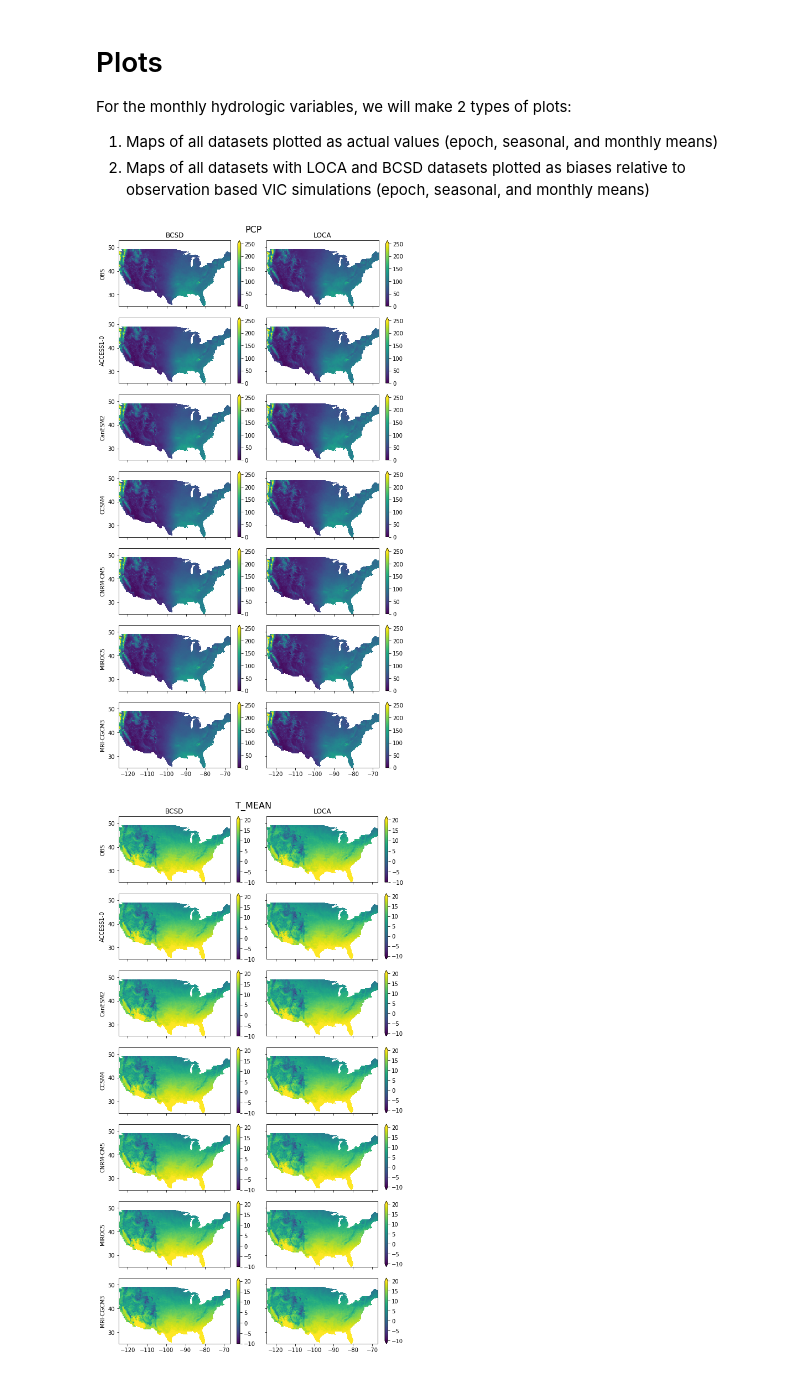
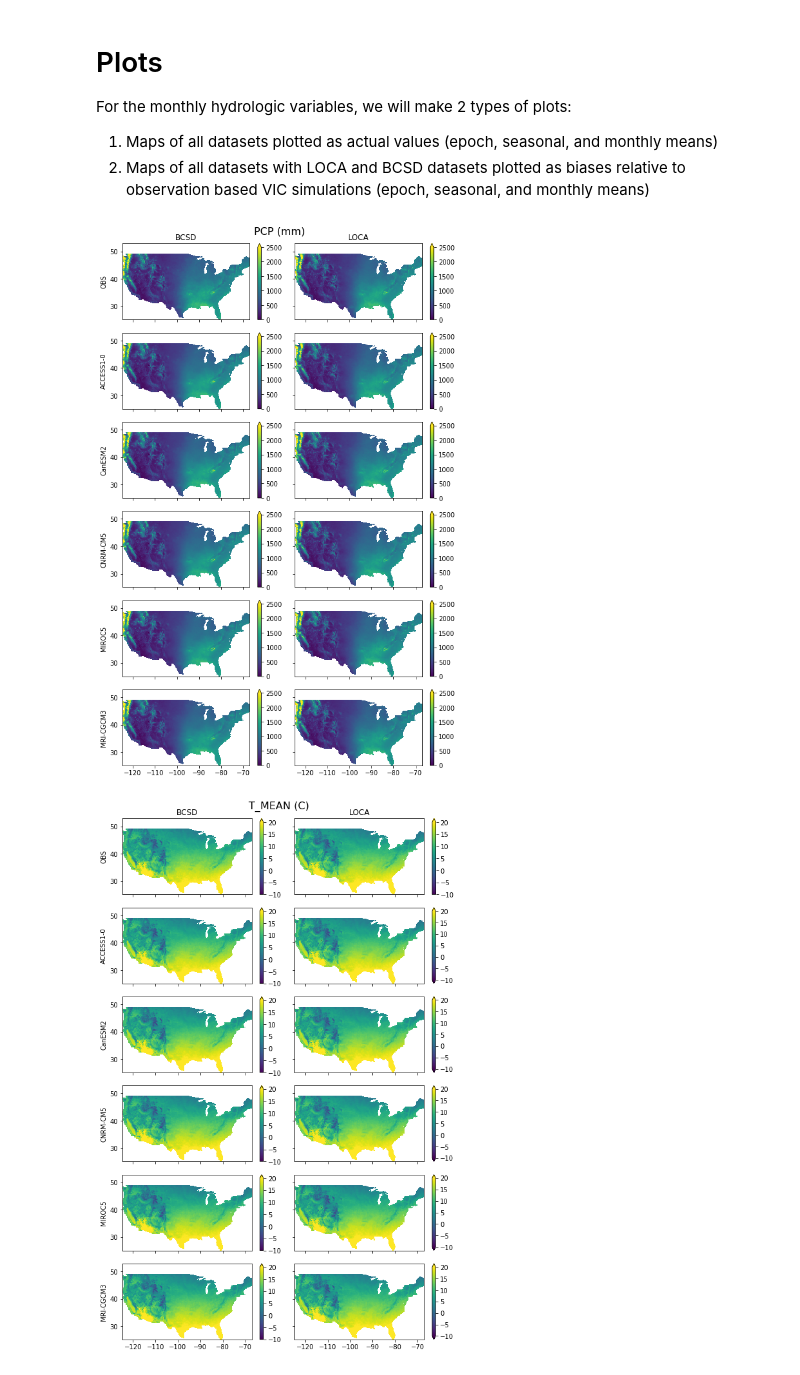
Before and after one commit to jhamman/LOCA_Downscaling_Analysis, a Jupyter notebook: notebooks/analysis_monthly_historic_met.ipynb, the cells around one changed output. Saved outputs shown, nothing was run; the diff lists cells and outputs as text; code cells hidden in the pictures.

```diff
--- a/notebooks/analysis_monthly_historic_met.ipynb
+++ b/notebooks/analysis_monthly_historic_met.ipynb
@@ -24,10 +24,10 @@ import matplotlib.pyplot as plt
 
 import xarray as xr
 
-from loca.tools import dask_distributed_setup
-from loca.data_catalog import load_monthly_historical_met_datasets, load_daily_livneh_meteorology
+from loca.data_catalog import load_monthly_historical_met_datasets, load_daily_livneh_meteorology, resample_monthly_data
+from loca.utils import calc_change
 
-models = ['ACCESS1-0', 'CanESM2', 'CCSM4', 'CNRM-CM5', 'MIROC5', 'MRI-CGCM3']
+models = ['ACCESS1-0', 'CanESM2', 'CNRM-CM5', 'MIROC5', 'MRI-CGCM3']
 # models = ['CCSM4', 'CNRM-CM5']
 
 met_vars = ['pcp', 't_mean']
@@ -40,7 +43,7 @@ client
 # %% [markdown]
 # Load Data
 # %%
-met_data = load_monthly_historical_met_datasets(models=models, autoclose=True)
+met_data = load_monthly_historical_met_datasets(models=models, autoclose=True, parallel=True)
 # %% [output]
 load_monthly_historical_met_datasets
 load_monthly_cmip_met_datasets
@@ -55,9 +58,10 @@ load_daily_maurer_meteorology
 # %%
-epoch = slice('1979-10-01', '1999-09-30')
+epoch = slice('1970-01-01', '1999-12-30')
 
 mask = met_data['maurer']['t_mean'].isel(time=0).squeeze().notnull()
 
-epoch_means = dict((k, ds.sel(time=epoch).mean('time').where(mask).persist()) for (k, ds) in met_data.items())
+epoch_means = dict((k, resample_monthly_data(ds.sel(time=epoch), freq='AS',
+                                             chunks={'lat': 100, 'lon': 100}).mean('time').where(mask).persist()) for (k, ds) in met_data.items())
 
 # for debugging
 # epoch_means = {}
@@ -72,37 +76,43 @@ For the monthly hydrologic variables, we will make 2 types of plots:
 1. Maps of all datasets plotted as actual values (epoch, seasonal, and monthly means)
 2. Maps of all datasets with LOCA and BCSD datasets plotted as biases relative to observation based VIC simulations (epoch, seasonal, and monthly means)
 # %%
-kwargs = {'pcp': {'vmin': 0, 'vmax': 250},
+kwargs = {'pcp': {'vmin': 0, 'vmax': 2500},
           't_mean': {'vmin': -10, 'vmax': 20},}
+units = {'pcp': 'mm', 't_mean': 'C'}
+
 
 nrows = 1 + len(models)
 ncols = 2
 
 for var in met_vars:
 
     fig, axes = plt.subplots(ncols=ncols, nrows=nrows, sharex=True, sharey=True, figsize=(4*ncols, 2*nrows))
 
     for col, (title, obs_data, ds_data) in enumerate([('BCSD', epoch_means['maurer'], epoch_means['bcsd']),
                                                       ('LOCA', epoch_means['livneh'], epoch_means['loca'])]):
 
         ax = axes[0, col]
         obs_data[var].plot.pcolormesh(ax=ax, add_labels=False, **kwargs[var])
 
         if col == 0:
             ax.set_ylabel('OBS')
 
         ax.set_title(title)
 
         for row, model in enumerate(models, 1):
             ax = axes[row, col]
             ds_data[var].sel(gcm=model).plot.pcolormesh(ax=ax, add_labels=False, **kwargs[var])
 
             if col == 0:
                 ax.set_ylabel(model)
 
-    fig.suptitle(var.upper(), fontsize=16, y=1.0)
+    title = var.upper()
+    title += ' (%s)' % units[var]
+    unit_str = units[var]
+    fig.suptitle(title, fontsize=16, y=1.0)
     fig.tight_layout()
+    fig.savefig(f'/glade/u/home/jhamman/workdir/loca_figs/{var}_{unit_str}_monthly_historic_met.png', dpi=300, bbox_inches='tight')
 # %% [output]
-[figure, old version]
+[figure, new version]
-[figure, old version]
+[figure, new version]
 # %%
```
Also changed, not shown: parts of 6 cells of this notebook, 9 other files.
